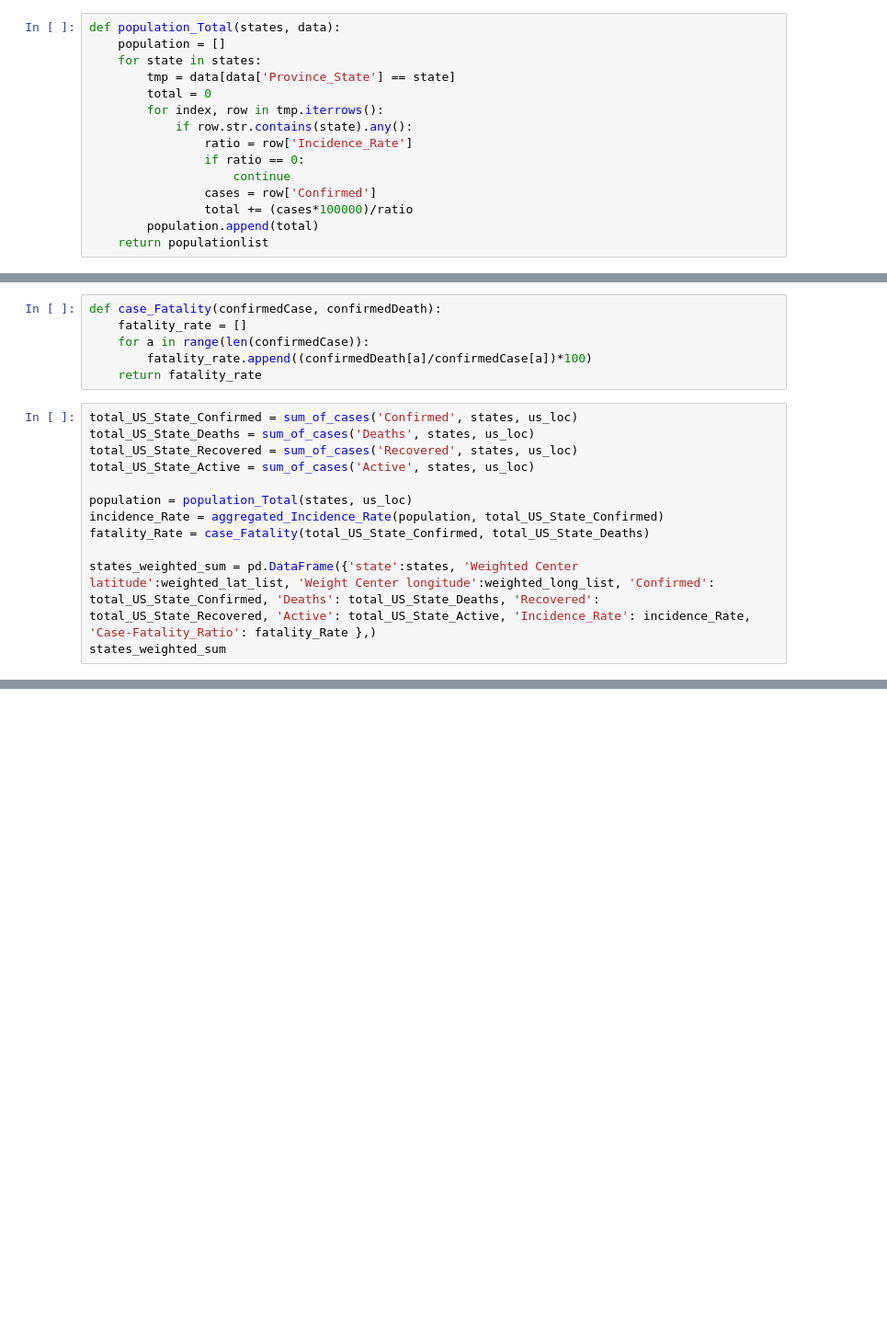
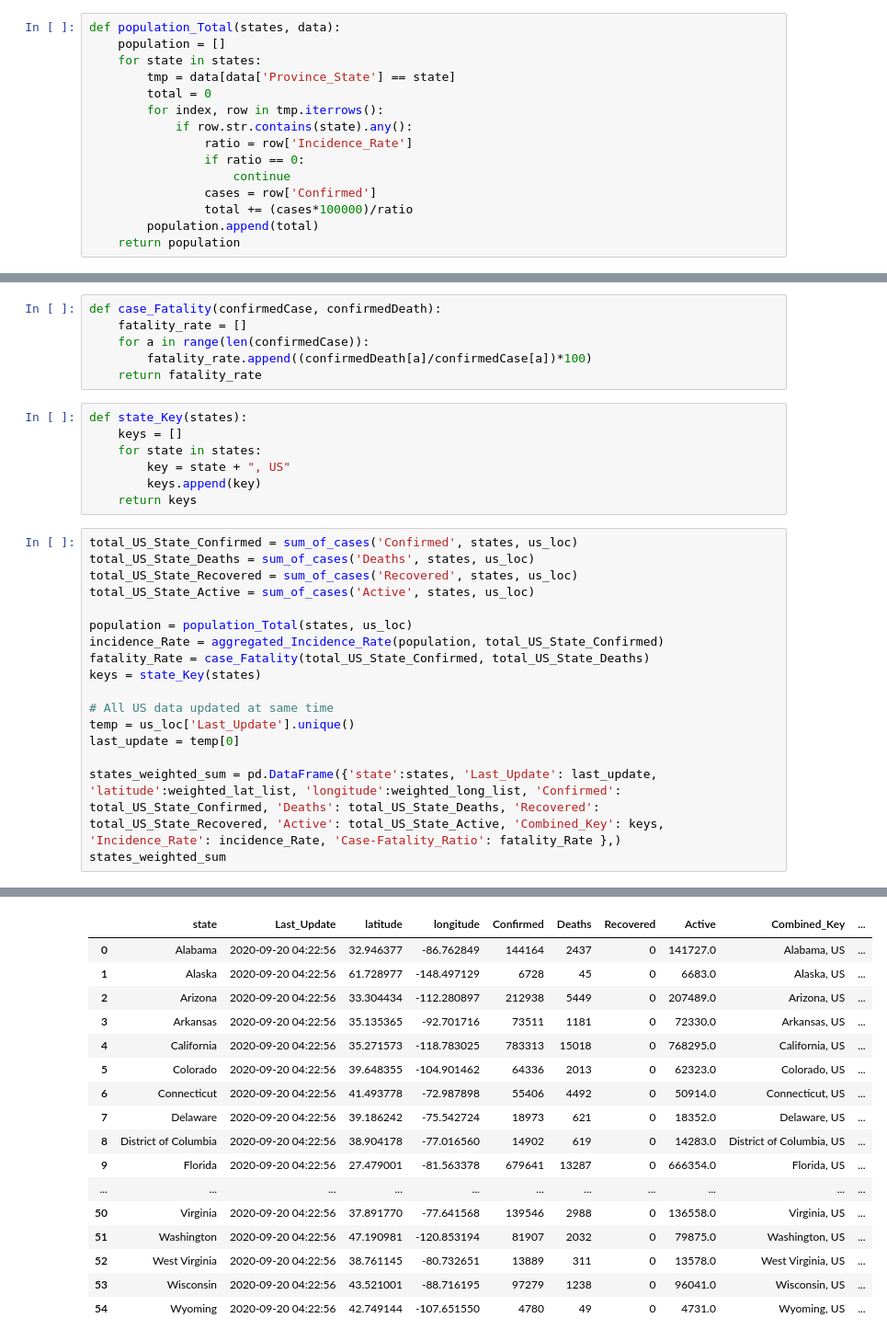
Before and after one commit to alhparsa/CMPT459-Project, a Jupyter notebook: Milestone_1.ipynb, the cells around one changed output, grey strips where cells are left out. Shown: that part at 92% size. Cells and saved outputs as stored; diff of their text form; blank space fills up the shorter version.

Commit message:
Fixed incorrect variable name causing Traceback error during aggregate generation. Added Combined Keys and Last_update values for aggregate.

```diff
--- a/Milestone_1.ipynb
+++ b/Milestone_1.ipynb
@@ -294,7 +294,7 @@ def population_Total(states, data):
                 cases = row['Confirmed']
                 total += (cases*100000)/ratio
         population.append(total)
-    return populationlist
+    return population
 # %%
 def aggregated_Incidence_Rate(population, confirmedSum):
     incidence_rate = []
@@ -308,6 +308,13 @@ def case_Fatality(confirmedCase, confirmedDeath):
     for a in range(len(confirmedCase)):
         fatality_rate.append((confirmedDeath[a]/confirmedCase[a])*100)
     return fatality_rate
+# %%
+def state_Key(states):
+    keys = []
+    for state in states:
+        key = state + ", US"
+        keys.append(key)
+    return keys
 # %%
 total_US_State_Confirmed = sum_of_cases('Confirmed', states, us_loc)
 total_US_State_Deaths = sum_of_cases('Deaths', states, us_loc)
@@ -317,7 +324,12 @@ total_US_State_Active = sum_of_cases('Active', states, us_loc)
 population = population_Total(states, us_loc)
 incidence_Rate = aggregated_Incidence_Rate(population, total_US_State_Confirmed)
 fatality_Rate = case_Fatality(total_US_State_Confirmed, total_US_State_Deaths)
+keys = state_Key(states)
 
-states_weighted_sum = pd.DataFrame({'state':states, 'Weighted Center latitude':weighted_lat_list, 'Weight Center longitude':weighted_long_list, 'Confirmed': total_US_State_Confirmed, 'Deaths': total_US_State_Deaths, 'Recovered': total_US_State_Recovered, 'Active': total_US_State_Active, 'Incidence_Rate': incidence_Rate, 'Case-Fatality_Ratio': fatality_Rate },)
+# All US data updated at same time
+temp = us_loc['Last_Update'].unique()
+last_update = temp[0]
+
+states_weighted_sum = pd.DataFrame({'state':states, 'Last_Update': last_update, 'latitude':weighted_lat_list, 'longitude':weighted_long_list, 'Confirmed': total_US_State_Confirmed, 'Deaths': total_US_State_Deaths, 'Recovered': total_US_State_Recovered, 'Active': total_US_State_Active, 'Combined_Key': keys, 'Incidence_Rate': incidence_Rate, 'Case-Fatality_Ratio': fatality_Rate },)
 states_weighted_sum
 # %% [output]
@@ -324,0 +336,17 @@ NameError: name 'populationlist' is not defined
+|  | state | Last_Update | latitude | longitude | Confirmed | Deaths | Recovered | Active | Combined_Key | ... |
+| 0 | Alabama | 2020-09-20 04:22:56 | 32.946377 | -86.762849 | 144164 | 2437 | 0 | 141727.0 | Alabama, US | ... |
+| 1 | Alaska | 2020-09-20 04:22:56 | 61.728977 | -148.497129 | 6728 | 45 | 0 | 6683.0 | Alaska, US | ... |
+| 2 | Arizona | 2020-09-20 04:22:56 | 33.304434 | -112.280897 | 212938 | 5449 | 0 | 207489.0 | Arizona, US | ... |
+| 3 | Arkansas | 2020-09-20 04:22:56 | 35.135365 | -92.701716 | 73511 | 1181 | 0 | 72330.0 | Arkansas, US | ... |
+| 4 | California | 2020-09-20 04:22:56 | 35.271573 | -118.783025 | 783313 | 15018 | 0 | 768295.0 | California, US | ... |
+| 5 | Colorado | 2020-09-20 04:22:56 | 39.648355 | -104.901462 | 64336 | 2013 | 0 | 62323.0 | Colorado, US | ... |
+| 6 | Connecticut | 2020-09-20 04:22:56 | 41.493778 | -72.987898 | 55406 | 4492 | 0 | 50914.0 | Connecticut, US | ... |
+| 7 | Delaware | 2020-09-20 04:22:56 | 39.186242 | -75.542724 | 18973 | 621 | 0 | 18352.0 | Delaware, US | ... |
+| 8 | District of Columbia | 2020-09-20 04:22:56 | 38.904178 | -77.016560 | 14902 | 619 | 0 | 14283.0 | District of Columbia, US | ... |
+| 9 | Florida | 2020-09-20 04:22:56 | 27.479001 | -81.563378 | 679641 | 13287 | 0 | 666354.0 | Florida, US | ... |
+| ... | ... | ... | ... | ... | ... | ... | ... | ... | ... | ... |
+| 50 | Virginia | 2020-09-20 04:22:56 | 37.891770 | -77.641568 | 139546 | 2988 | 0 | 136558.0 | Virginia, US | ... |
+| 51 | Washington | 2020-09-20 04:22:56 | 47.190981 | -120.853194 | 81907 | 2032 | 0 | 79875.0 | Washington, US | ... |
+| 52 | West Virginia | 2020-09-20 04:22:56 | 38.761145 | -80.732651 | 13889 | 311 | 0 | 13578.0 | West Virginia, US | ... |
+| 53 | Wisconsin | 2020-09-20 04:22:56 | 43.521001 | -88.716195 | 97279 | 1238 | 0 | 96041.0 | Wisconsin, US | ... |
+| 54 | Wyoming | 2020-09-20 04:22:56 | 42.749144 | -107.651550 | 4780 | 49 | 0 | 4731.0 | Wyoming, US | ... |
```
Also changed, not shown: parts of 1 cell of this notebook.
